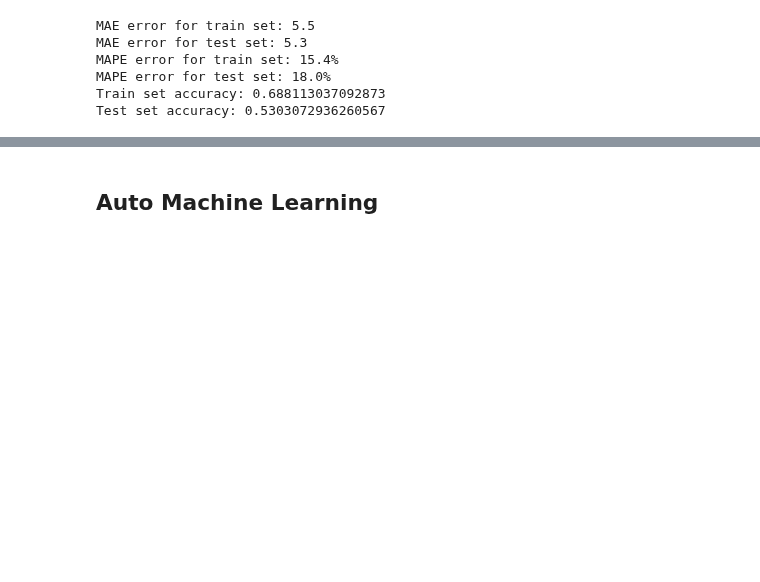
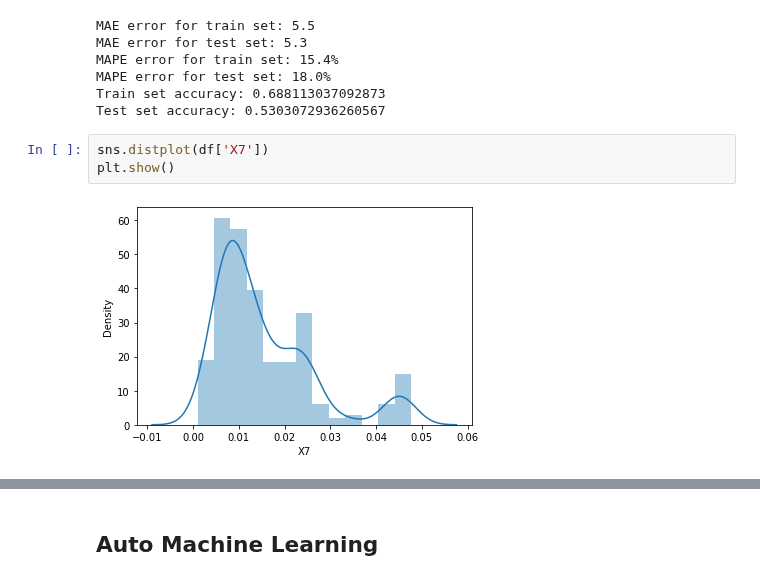
Before and after one commit to For-Chance/CourseOfConstructionInformation, a Jupyter notebook: FinalTask/solution.ipynb, the cells around one changed output, grey strips where cells are left out. Drawn from its saved outputs; the diff is of its cells as text; blank space fills up the shorter version.

```diff
--- a/FinalTask/solution.ipynb
+++ b/FinalTask/solution.ipynb
@@ -258,3 +258,8 @@ MAPE error for train set: 15.4%
 MAPE error for test set: 18.0%
 Train set accuracy: 0.688113037092873
 Test set accuracy: 0.5303072936260567
+# %%
+sns.distplot(df['X7'])
+plt.show()
+# %% [output]
+[figure, added]
```
Also changed, not shown: parts of 8 cells of this notebook.
